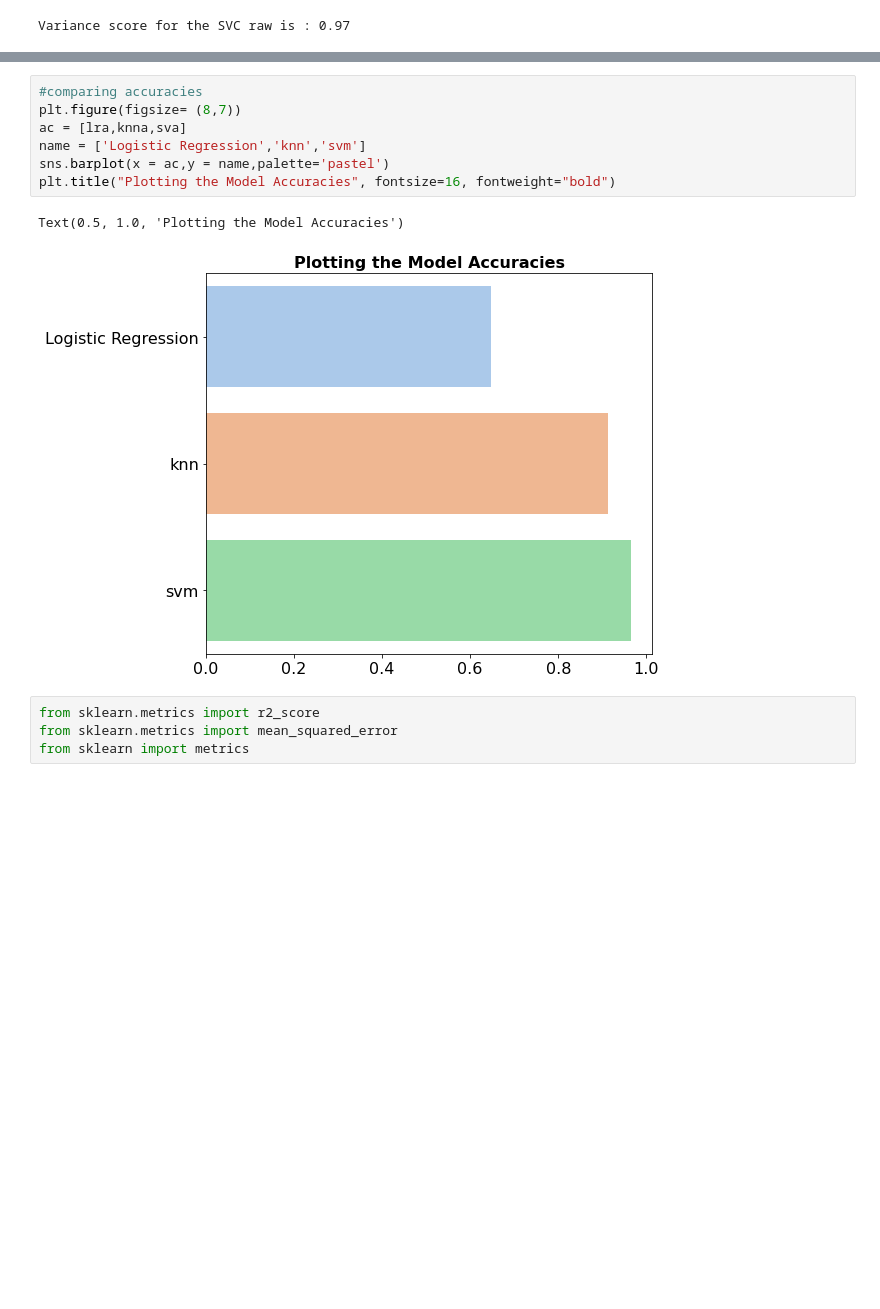
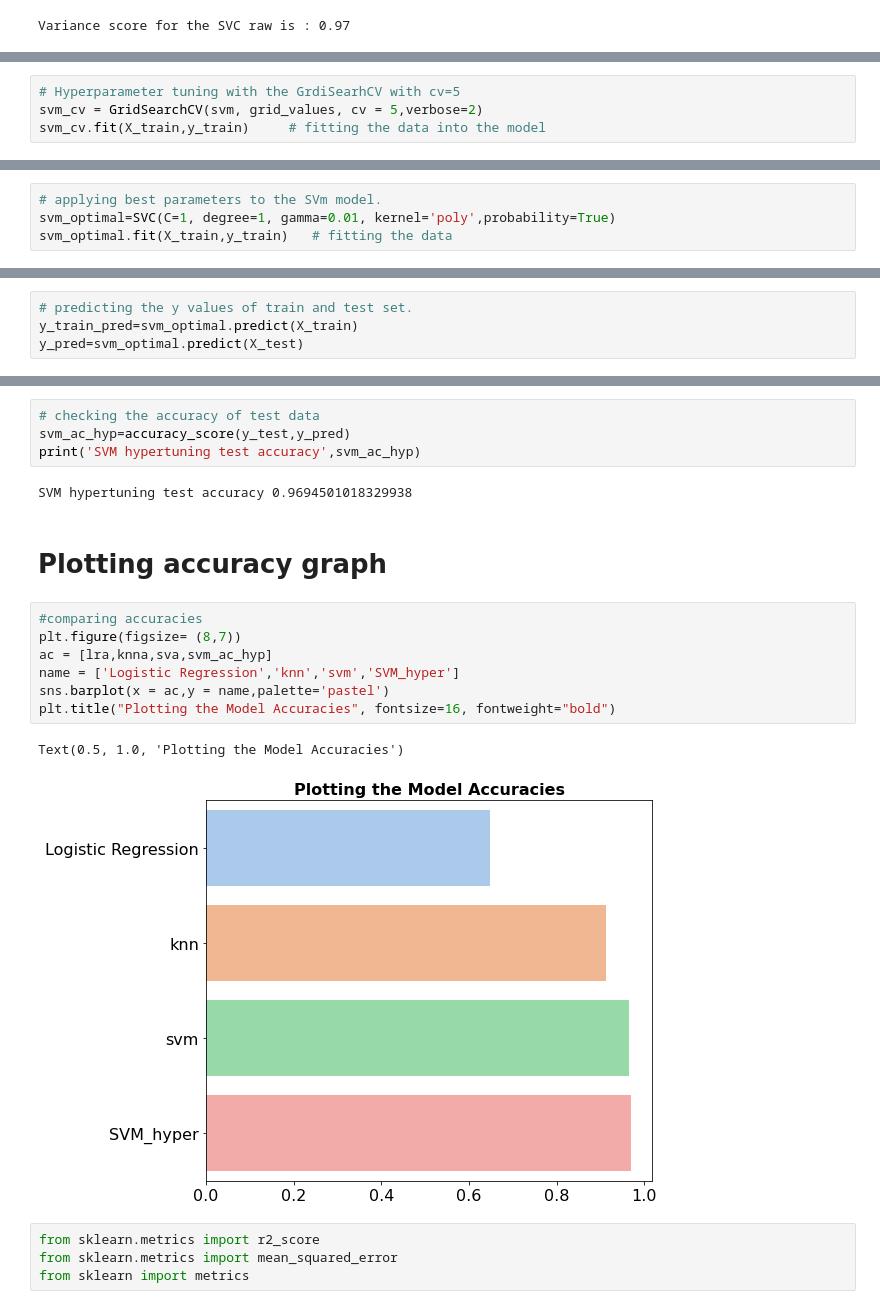
Before and after one commit to iamnaveenk/capstone_project-3-classification-, a Jupyter notebook: mobile_price_range_prediction.ipynb, the cells around one changed output, grey strips where cells are left out. Saved outputs shown, nothing was run; the diff lists cells and outputs as text; blank space fills up the shorter version.

```diff
--- a/mobile_price_range_prediction.ipynb
+++ b/mobile_price_range_prediction.ipynb
@@ -874,0 +903,4 @@ Variance score for the SVC raw is : 0.97
+# %%
+# Hyperparameter tuning with the GrdiSearhCV with cv=5
+svm_cv = GridSearchCV(svm, grid_values, cv = 5,verbose=2)
+svm_cv.fit(X_train,y_train)     # fitting the data into the model
@@ -874,0 +940,4 @@ Variance score for the SVC raw is : 0.97
+# %%
+# applying best parameters to the SVm model.
+svm_optimal=SVC(C=1, degree=1, gamma=0.01, kernel='poly',probability=True)
+svm_optimal.fit(X_train,y_train)   # fitting the data
@@ -874,0 +946,4 @@ Variance score for the SVC raw is : 0.97
+# %%
+# predicting the y values of train and test set.
+y_train_pred=svm_optimal.predict(X_train)
+y_pred=svm_optimal.predict(X_test)
@@ -875,13 +980,21 @@ Variance score for the SVC raw is : 0.97
+# %%
+# checking the accuracy of test data
+svm_ac_hyp=accuracy_score(y_test,y_pred)
+print('SVM hypertuning test accuracy',svm_ac_hyp)
+# %% [output]
+SVM hypertuning test accuracy 0.9694501018329938
+# %% [markdown]
+# **Plotting accuracy graph**
 # %%
 #comparing accuracies
 plt.figure(figsize= (8,7))
-ac = [lra,knna,sva]
-name = ['Logistic Regression','knn','svm']
+ac = [lra,knna,sva,svm_ac_hyp]
+name = ['Logistic Regression','knn','svm','SVM_hyper']
 sns.barplot(x = ac,y = name,palette='pastel')
 plt.title("Plotting the Model Accuracies", fontsize=16, fontweight="bold")
 # %% [output]
 Text(0.5, 1.0, 'Plotting the Model Accuracies')
-[figure, old version]
+[figure, new version]
 # %%
 from sklearn.metrics import r2_score
 from sklearn.metrics import mean_squared_error
```
Also changed, not shown: parts of 23 cells of this notebook.
